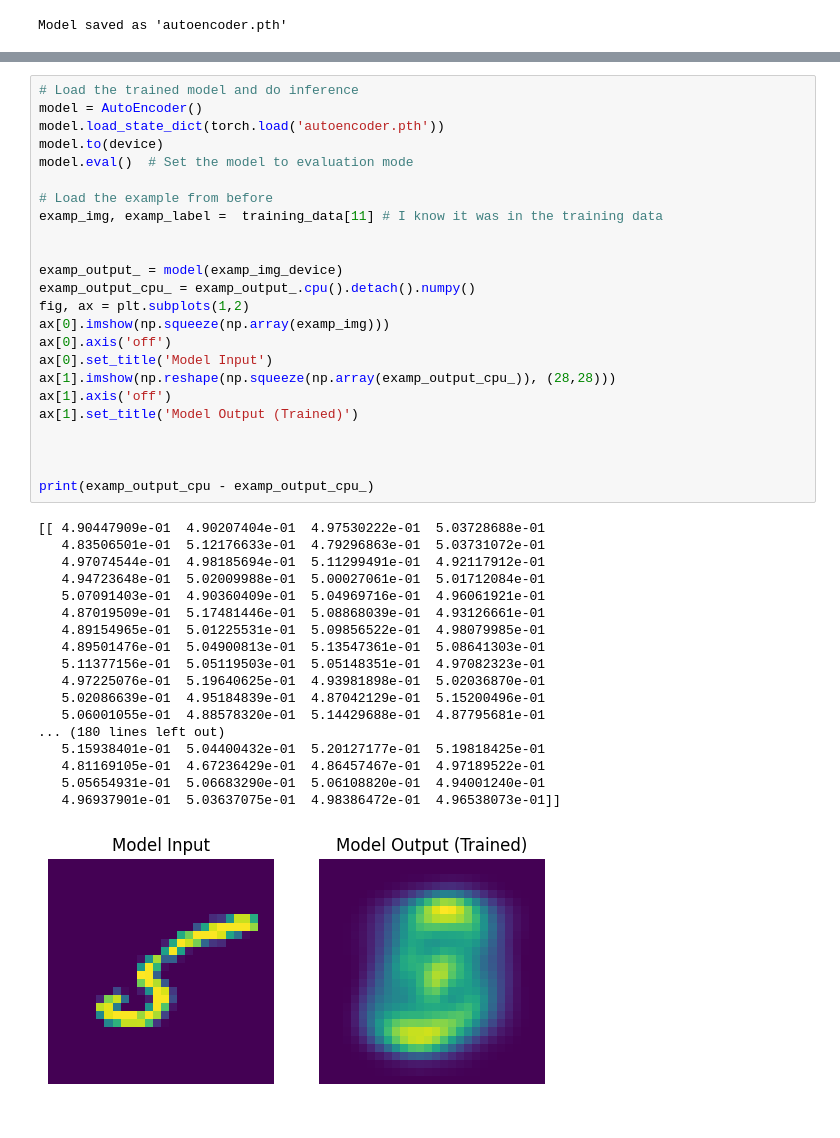
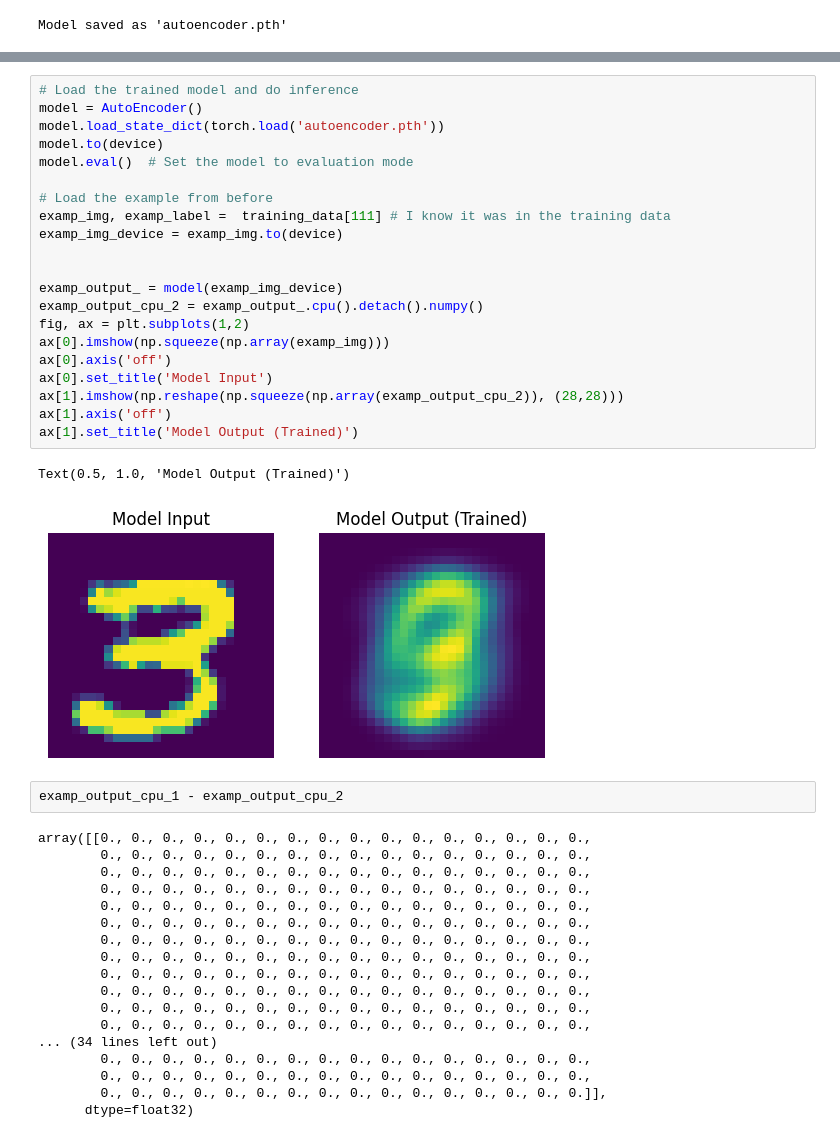
Before and after one commit to yung-p/Understanding_VAEs, a Jupyter notebook: Autoencoder_notebook.ipynb, the cells around one changed output, grey strips where cells are left out. Drawn from its saved outputs; the diff is of its cells as text.

```diff
--- a/Autoencoder_notebook.ipynb
+++ b/Autoencoder_notebook.ipynb
@@ -258,43 +311,44 @@ Model saved as 'autoencoder.pth'
 # %%
 # Load the trained model and do inference
 model = AutoEncoder()
 model.load_state_dict(torch.load('autoencoder.pth'))
 model.to(device)
 model.eval()  # Set the model to evaluation mode
 
 # Load the example from before
-examp_img, examp_label =  training_data[11] # I know it was in the training data
+examp_img, examp_label =  training_data[111] # I know it was in the training data
+examp_img_device = examp_img.to(device)
 
 
 examp_output_ = model(examp_img_device)
-examp_output_cpu_ = examp_output_.cpu().detach().numpy()
+examp_output_cpu_2 = examp_output_.cpu().detach().numpy()
 fig, ax = plt.subplots(1,2)
 ax[0].imshow(np.squeeze(np.array(examp_img)))
 ax[0].axis('off')
 ax[0].set_title('Model Input')
-ax[1].imshow(np.reshape(np.squeeze(np.array(examp_output_cpu_)), (28,28)))
+ax[1].imshow(np.reshape(np.squeeze(np.array(examp_output_cpu_2)), (28,28)))
 ax[1].axis('off')
 ax[1].set_title('Model Output (Trained)')
-
-
-
-print(examp_output_cpu - examp_output_cpu_)
 # %% [output]
-[[ 4.90447909e-01  4.90207404e-01  4.97530222e-01  5.03728688e-01
-   4.83506501e-01  5.12176633e-01  4.79296863e-01  5.03731072e-01
-   4.97074544e-01  4.98185694e-01  5.11299491e-01  4.92117912e-01
-   4.94723648e-01  5.02009988e-01  5.00027061e-01  5.01712084e-01
-   5.07091403e-01  4.90360409e-01  5.04969716e-01  4.96061921e-01
-   4.87019509e-01  5.17481446e-01  5.08868039e-01  4.93126661e-01
-   4.89154965e-01  5.01225531e-01  5.09856522e-01  4.98079985e-01
-   4.89501476e-01  5.04900813e-01  5.13547361e-01  5.08641303e-01
-   5.11377156e-01  5.05119503e-01  5.05148351e-01  4.97082323e-01
-   4.97225076e-01  5.19640625e-01  4.93981898e-01  5.02036870e-01
-   5.02086639e-01  4.95184839e-01  4.87042129e-01  5.15200496e-01
-   5.06001055e-01  4.88578320e-01  5.14429688e-01  4.87795681e-01
-... (180 lines left out)
-   5.15938401e-01  5.04400432e-01  5.20127177e-01  5.19818425e-01
-   4.81169105e-01  4.67236429e-01  4.86457467e-01  4.97189522e-01
-   5.05654931e-01  5.06683290e-01  5.06108820e-01  4.94001240e-01
-   4.96937901e-01  5.03637075e-01  4.98386472e-01  4.96538073e-01]]
+Text(0.5, 1.0, 'Model Output (Trained)')
-[figure, old version]
+[figure, new version]
+# %%
+examp_output_cpu_1 - examp_output_cpu_2
+# %% [output]
+array([[0., 0., 0., 0., 0., 0., 0., 0., 0., 0., 0., 0., 0., 0., 0., 0.,
+        0., 0., 0., 0., 0., 0., 0., 0., 0., 0., 0., 0., 0., 0., 0., 0.,
+        0., 0., 0., 0., 0., 0., 0., 0., 0., 0., 0., 0., 0., 0., 0., 0.,
+        0., 0., 0., 0., 0., 0., 0., 0., 0., 0., 0., 0., 0., 0., 0., 0.,
+        0., 0., 0., 0., 0., 0., 0., 0., 0., 0., 0., 0., 0., 0., 0., 0.,
+        0., 0., 0., 0., 0., 0., 0., 0., 0., 0., 0., 0., 0., 0., 0., 0.,
+        0., 0., 0., 0., 0., 0., 0., 0., 0., 0., 0., 0., 0., 0., 0., 0.,
+        0., 0., 0., 0., 0., 0., 0., 0., 0., 0., 0., 0., 0., 0., 0., 0.,
+        0., 0., 0., 0., 0., 0., 0., 0., 0., 0., 0., 0., 0., 0., 0., 0.,
+        0., 0., 0., 0., 0., 0., 0., 0., 0., 0., 0., 0., 0., 0., 0., 0.,
+        0., 0., 0., 0., 0., 0., 0., 0., 0., 0., 0., 0., 0., 0., 0., 0.,
+        0., 0., 0., 0., 0., 0., 0., 0., 0., 0., 0., 0., 0., 0., 0., 0.,
+... (34 lines left out)
+        0., 0., 0., 0., 0., 0., 0., 0., 0., 0., 0., 0., 0., 0., 0., 0.,
+        0., 0., 0., 0., 0., 0., 0., 0., 0., 0., 0., 0., 0., 0., 0., 0.,
+        0., 0., 0., 0., 0., 0., 0., 0., 0., 0., 0., 0., 0., 0., 0., 0.]],
+      dtype=float32)
```
Also changed, not shown: parts of 7 cells of this notebook, 1 other file.
